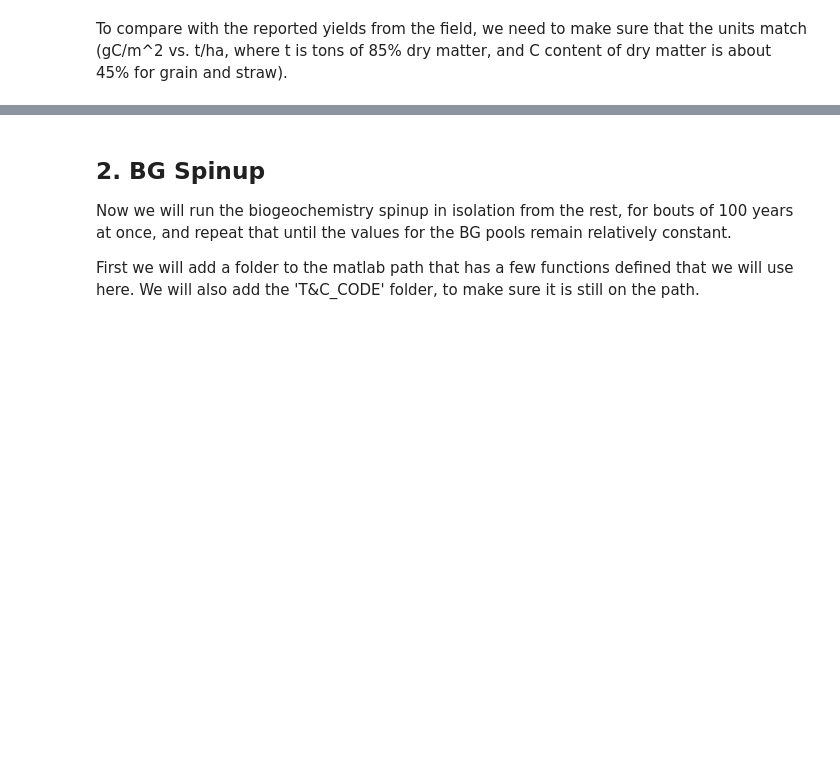
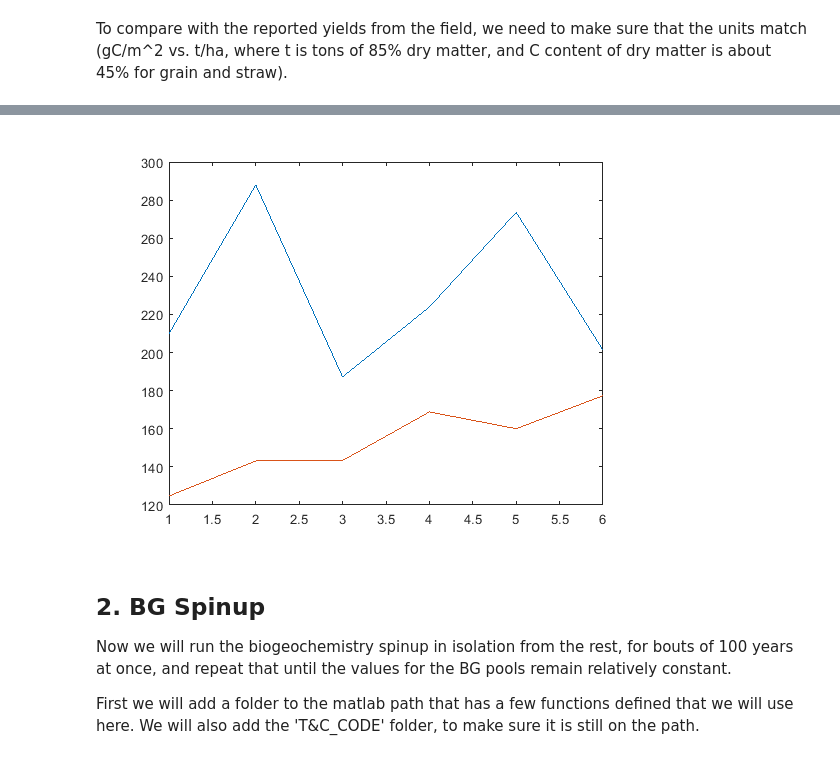
Before and after one commit to bauerfe/TnC, a Jupyter notebook: Rothamsted_Spinup.ipynb, the cells around one changed output, grey strips where cells are left out. Drawn from its saved outputs; the diff is of its cells as text; code cells hidden in the pictures; blank space fills up the shorter version.

```diff
--- a/Rothamsted_Spinup.ipynb
+++ b/Rothamsted_Spinup.ipynb
@@ -130,3 +141,10 @@ plot(grain_yearly_pred)
+# %%
+figure
+plot(straw_yearly_obs)
+hold on
+plot(straw_yearly_pred)
+# %% [output]
+[figure, added]
 # %% [markdown]
 ## 2. BG Spinup
 
```
Also changed, not shown: parts of 22 cells of this notebook, 4 other files.
